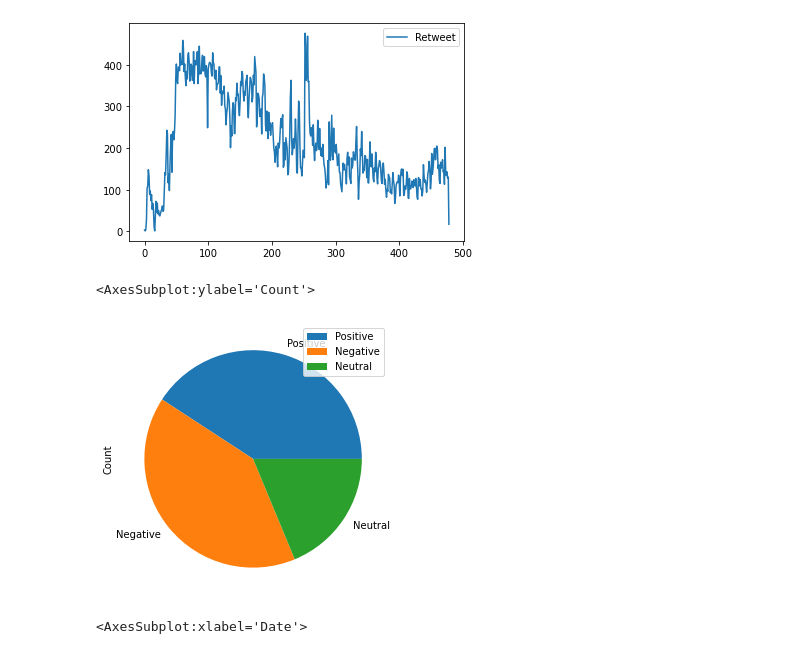
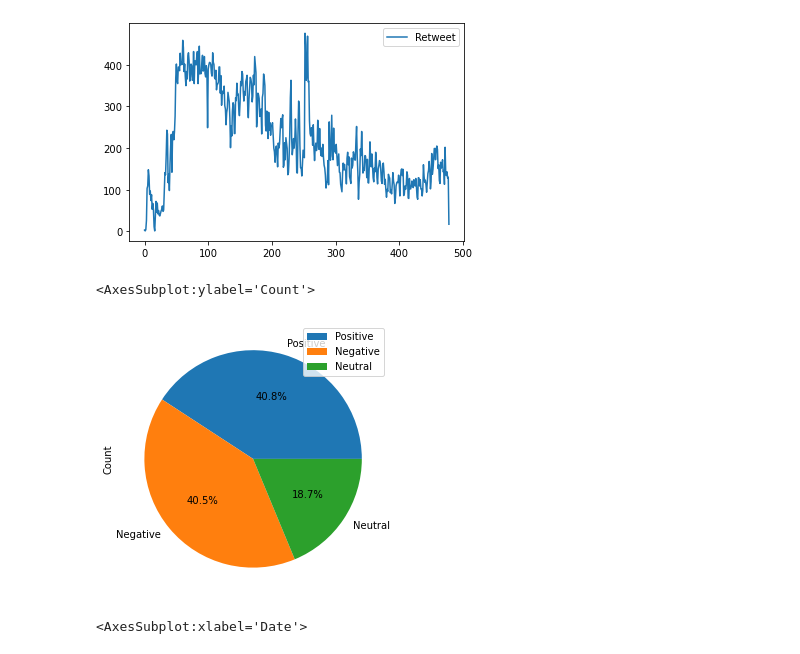
Before and after one commit to Buzzerage/SD_BigDataChallenge, a Jupyter notebook: notebook/queries.ipynb, the cells around one changed output. Saved outputs shown, nothing was run; the diff lists cells and outputs as text; code cells hidden in the pictures.

```diff
--- a/notebook/queries.ipynb
+++ b/notebook/queries.ipynb
@@ -49,13 +47,13 @@ retweetsDay.plot()
 # %%
 # Total of retweets sentiments
 posRetweets = fulldf[(fulldf['Retweet'] == True) & (fulldf['Sentiment'] > 0)].count()["Id"]
 negRetweets = fulldf[(fulldf['Retweet'] == True) & (fulldf['Sentiment'] < 0)].count()["Id"]
 neuRetweets = fulldf[(fulldf['Retweet'] == True) & (fulldf['Sentiment'] == 0)].count()["Id"]
 retweetGraph = pd.DataFrame({'Count': [posRetweets, negRetweets, neuRetweets]}, index=['Positive', 'Negative', 'Neutral'])
-retweetGraph.plot.pie(y='Count', figsize=(5, 5))
+retweetGraph.plot.pie(y='Count', figsize=(5, 5), autopct='%1.1f%%')
 # %% [output]
 <AxesSubplot:ylabel='Count'>
-[figure, old version]
+[figure, new version]
 # %%
 # Retweet sentiments per month
 retweetDf = fulldf[(fulldf['Retweet'] == True)]
```
Also changed, not shown: parts of 5 cells of this notebook.
